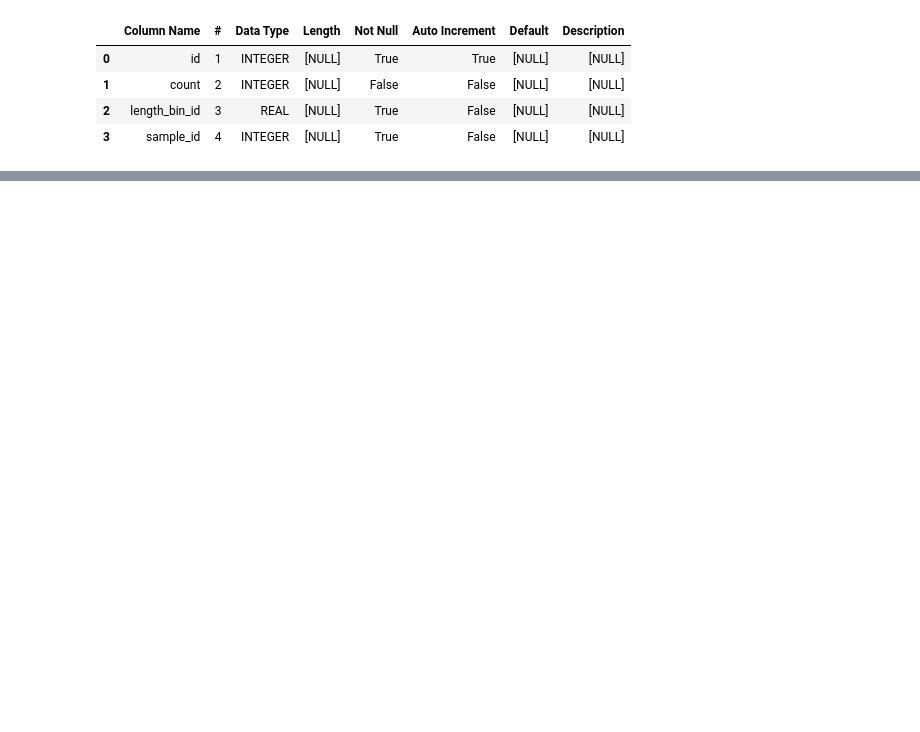
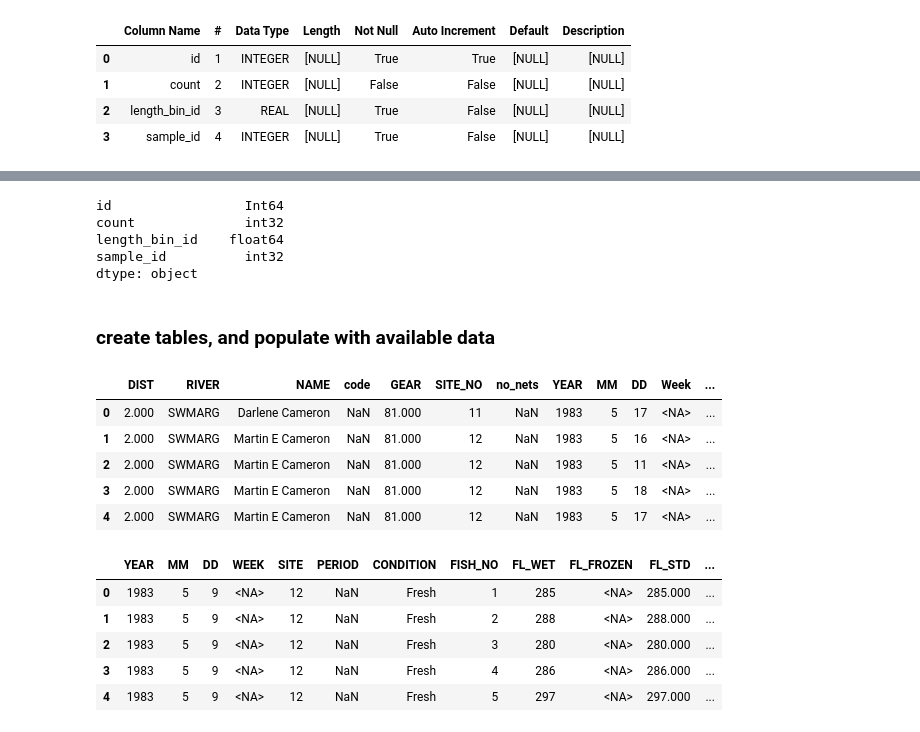
Before and after one commit to dfo-gulf-science/Gaspereau, a Jupyter notebook: 8. Data Wrangling - matching and creating tables.ipynb, the cells around one changed output, grey strips where cells are left out. Saved outputs shown, nothing was run; the diff lists cells and outputs as text; code cells hidden in the pictures; blank space fills up the shorter version.

```diff
--- a/8. Data Wrangling - matching and creating tables.ipynb
+++ b/8. Data Wrangling - matching and creating tables.ipynb
@@ -544,0 +441,10 @@ append_available_data(df_SD, spec, matched_columns)
+# %%
+create_formatted_table_dataframe(lengthfrequency_table_attributes).dtypes
+# %% [output]
+id                 Int64
+count              int32
+length_bin_id    float64
+sample_id          int32
+dtype: object
+# %% [markdown]
+### create tables, and populate with available data
@@ -544,0 +462,16 @@ append_available_data(df_SD, spec, matched_columns)
+# %%
+display(df_SD.head())
+display(df_FD.head())
+# %% [output]
+|  | DIST | RIVER | NAME | code | GEAR | SITE_NO | no_nets | YEAR | MM | DD | Week | ... |
+| 0 | 2.000 | SWMARG | Darlene Cameron | NaN | 81.000 | 11 | NaN | 1983 | 5 | 17 | <NA> | ... |
+| 1 | 2.000 | SWMARG | Martin E Cameron | NaN | 81.000 | 12 | NaN | 1983 | 5 | 16 | <NA> | ... |
+| 2 | 2.000 | SWMARG | Martin E Cameron | NaN | 81.000 | 12 | NaN | 1983 | 5 | 11 | <NA> | ... |
+| 3 | 2.000 | SWMARG | Martin E Cameron | NaN | 81.000 | 12 | NaN | 1983 | 5 | 18 | <NA> | ... |
+| 4 | 2.000 | SWMARG | Martin E Cameron | NaN | 81.000 | 12 | NaN | 1983 | 5 | 17 | <NA> | ... |
+|  | YEAR | MM | DD | WEEK | SITE | PERIOD | CONDITION | FISH_NO | FL_WET | FL_FROZEN | FL_STD | ... |
+| 0 | 1983 | 5 | 9 | <NA> | 12 | NaN | Fresh | 1 | 285 | <NA> | 285.000 | ... |
+| 1 | 1983 | 5 | 9 | <NA> | 12 | NaN | Fresh | 2 | 288 | <NA> | 288.000 | ... |
+| 2 | 1983 | 5 | 9 | <NA> | 12 | NaN | Fresh | 3 | 280 | <NA> | 280.000 | ... |
+| 3 | 1983 | 5 | 9 | <NA> | 12 | NaN | Fresh | 4 | 286 | <NA> | 286.000 | ... |
+| 4 | 1983 | 5 | 9 | <NA> | 12 | NaN | Fresh | 5 | 297 | <NA> | 297.000 | ... |
```
Also changed, not shown: parts of 17 cells of this notebook.
